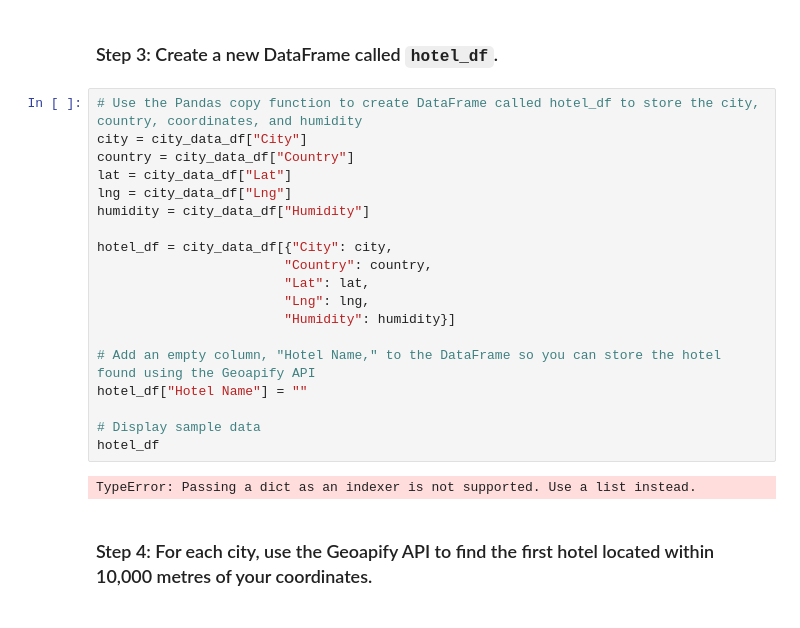
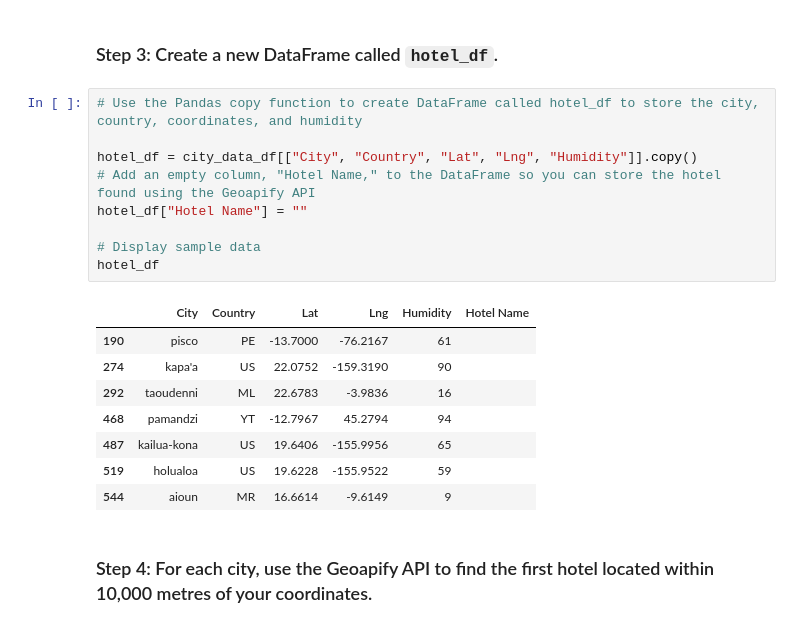
Before and after one commit to tshreenidhi/python-api-challenge, a Jupyter notebook: Starter_Code/starter_code/VacationPy.ipynb, the cells around one changed output. Cells and saved outputs as stored; diff of their text form.

Commit message:
Add files via upload
Corrected errors

```diff
--- a/Starter_Code/starter_code/VacationPy.ipynb
+++ b/Starter_Code/starter_code/VacationPy.ipynb
@@ -83,25 +83,22 @@ city_data_df
 ### Step 3: Create a new DataFrame called `hotel_df`.
 # %%
 # Use the Pandas copy function to create DataFrame called hotel_df to store the city, country, coordinates, and humidity
-city = city_data_df["City"]
-country = city_data_df["Country"]
-lat = city_data_df["Lat"]
-lng = city_data_df["Lng"]
-humidity = city_data_df["Humidity"]
 
-hotel_df = city_data_df[{"City": city,
-                        "Country": country,
-                        "Lat": lat,
-                        "Lng": lng,
-                        "Humidity": humidity}]
-
+hotel_df = city_data_df[["City", "Country", "Lat", "Lng", "Humidity"]].copy()
 # Add an empty column, "Hotel Name," to the DataFrame so you can store the hotel found using the Geoapify API
 hotel_df["Hotel Name"] = ""
 
 # Display sample data
 hotel_df
 # %% [output]
-TypeError: Passing a dict as an indexer is not supported. Use a list instead.
+|  | City | Country | Lat | Lng | Humidity | Hotel Name |
+| 190 | pisco | PE | -13.7000 | -76.2167 | 61 |  |
+| 274 | kapa'a | US | 22.0752 | -159.3190 | 90 |  |
+| 292 | taoudenni | ML | 22.6783 | -3.9836 | 16 |  |
+| 468 | pamandzi | YT | -12.7967 | 45.2794 | 94 |  |
+| 487 | kailua-kona | US | 19.6406 | -155.9956 | 65 |  |
+| 519 | holualoa | US | 19.6228 | -155.9522 | 59 |  |
+| 544 | aioun | MR | 16.6614 | -9.6149 | 9 |  |
 # %% [markdown]
 ### Step 4: For each city, use the Geoapify API to find the first hotel located within 10,000 metres of your coordinates.
 # %%
```
Also changed, not shown: parts of 1 cell of this notebook.
